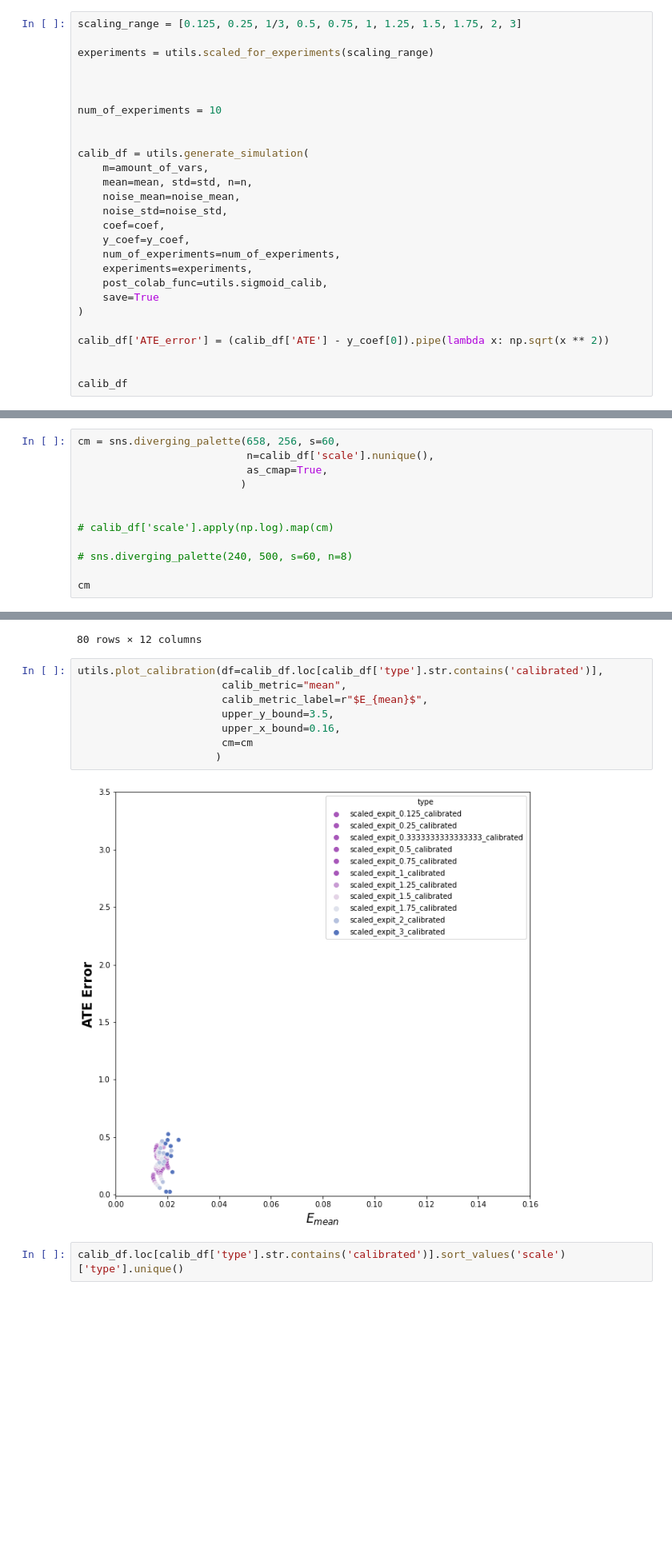
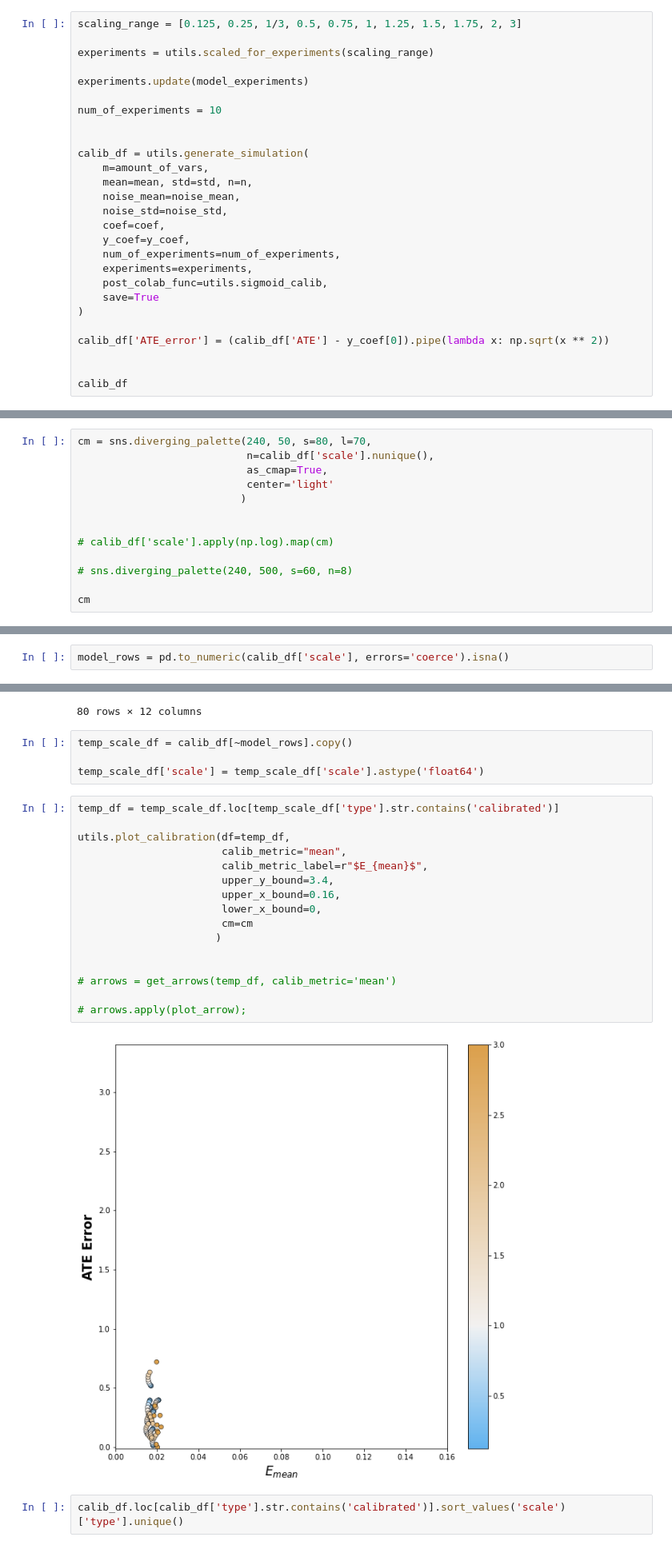
Before and after one commit to RomGutman/propensity_calibration, a Jupyter notebook: prop_simulation.ipynb, the cells around one changed output, grey strips where cells are left out. Shown at 80% size. Cells and saved outputs as stored; diff of their text form; blank space fills up the shorter version.

Commit message:
added new graph support added support for models-based estimation (sklearn api) added support for arrow in graphs - before->after calibration

```diff
--- a/prop_simulation.ipynb
+++ b/prop_simulation.ipynb
@@ -303,7 +301,7 @@ scaling_range = [0.125, 0.25, 1/3, 0.5, 0.75, 1, 1.25, 1.5, 1.75, 2, 3]
 
 experiments = utils.scaled_for_experiments(scaling_range)
 
-
+experiments.update(model_experiments)
 
 num_of_experiments = 10
 
@@ -342,7 +340,8 @@ calib_df
 # %%
-cm = sns.diverging_palette(658, 256, s=60,
+cm = sns.diverging_palette(240, 50, s=80, l=70,
                            n=calib_df['scale'].nunique(),
                            as_cmap=True,
+                           center='light'
                           )
 
 
@@ -356,3 +391,5 @@ cm
+# %%
+model_rows = pd.to_numeric(calib_df['scale'], errors='coerce').isna()
 # %%
 calib_df['calibration_type_temp'] = calib_df['calibration_type'].fillna('None')
 # %%
@@ -413,16 +462,28 @@ calib_df.loc[calib_df['type'].str.contains('calibrated')]
 | 9 | 10000.0 | 0.018481 | 0.014967 | 1.960861e-06 | 0.005542 | 0.011750 | 0.040719 | 0.067944 | 0.226043 | scaled_expit_2_calibrated | 4.971186 | ... |
 | 9 | 10000.0 | 0.020919 | 0.015330 | 1.905669e-05 | 0.003443 | 0.016490 | 0.045258 | 0.058494 | 0.226735 | scaled_expit_3_calibrated | 5.048876 | ... |
 80 rows × 12 columns
+# %%
+temp_scale_df = calib_df[~model_rows].copy()
+
+temp_scale_df['scale'] = temp_scale_df['scale'].astype('float64')
 # %%
-utils.plot_calibration(df=calib_df.loc[calib_df['type'].str.contains('calibrated')],
+temp_df = temp_scale_df.loc[temp_scale_df['type'].str.contains('calibrated')]
+
+utils.plot_calibration(df=temp_df,
                        calib_metric="mean",
                        calib_metric_label=r"$E_{mean}$",
-                       upper_y_bound=3.5,
+                       upper_y_bound=3.4,
                        upper_x_bound=0.16,
+                       lower_x_bound=0,
                        cm=cm
                       )
+
+
+# arrows = get_arrows(temp_df, calib_metric='mean')
+
+# arrows.apply(plot_arrow);
 # %% [output]
-[figure, old version]
+[figure, new version]
 # %%
 calib_df.loc[calib_df['type'].str.contains('calibrated')].sort_values('scale')['type'].unique()
 # %% [output]
```
Also changed, not shown: parts of 30 cells of this notebook, 1 other file.
